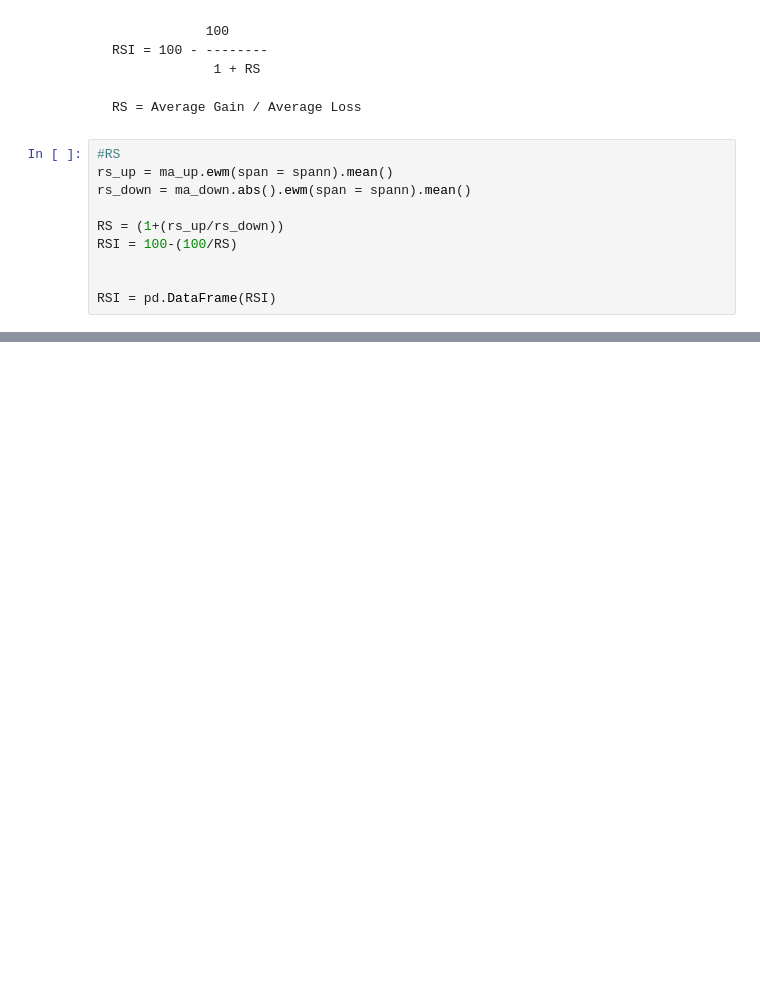
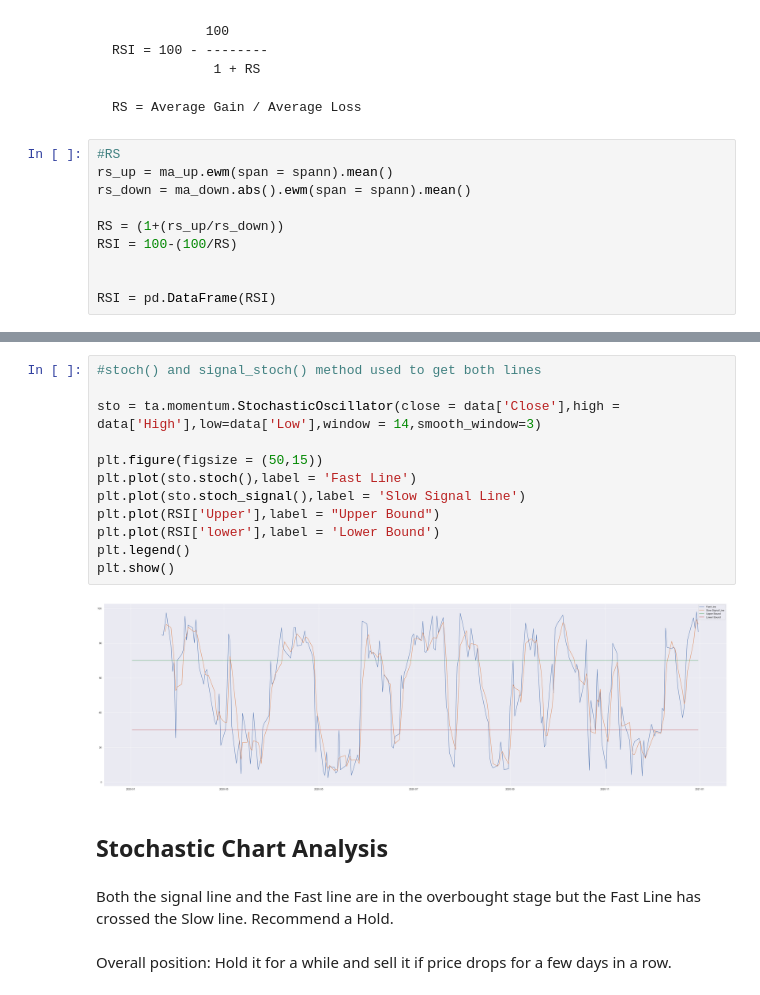
Before and after one commit to Vipul-Dass/Security-Analysis-and-Portfolio-Management-Classwork, a Jupyter notebook: Assignment 3/Assignment 3.ipynb, the cells around one changed output, grey strips where cells are left out. Saved outputs shown, nothing was run; the diff lists cells and outputs as text; blank space fills up the shorter version.

```diff
--- a/Assignment 3/Assignment 3.ipynb
+++ b/Assignment 3/Assignment 3.ipynb
@@ -193,0 +233,20 @@ plt.show()
+# %%
+#stoch() and signal_stoch() method used to get both lines
+
+sto = ta.momentum.StochasticOscillator(close = data['Close'],high = data['High'],low=data['Low'],window = 14,smooth_window=3)
+
+plt.figure(figsize = (50,15))
+plt.plot(sto.stoch(),label = 'Fast Line')
+plt.plot(sto.stoch_signal(),label = 'Slow Signal Line')
+plt.plot(RSI['Upper'],label = "Upper Bound")
+plt.plot(RSI['lower'],label = 'Lower Bound')
+plt.legend()
+plt.show()
+# %% [output]
+[figure, added]
+# %% [markdown]
+## Stochastic Chart Analysis
+# %% [markdown]
+Both the signal line and the Fast line are in the overbought stage but the Fast Line has crossed the Slow line. Recommend a Hold.
+# %% [markdown]
+Overall position: Hold it for a while and sell it if price drops for a few days in a row.
```
Also changed, not shown: parts of 12 cells of this notebook.
